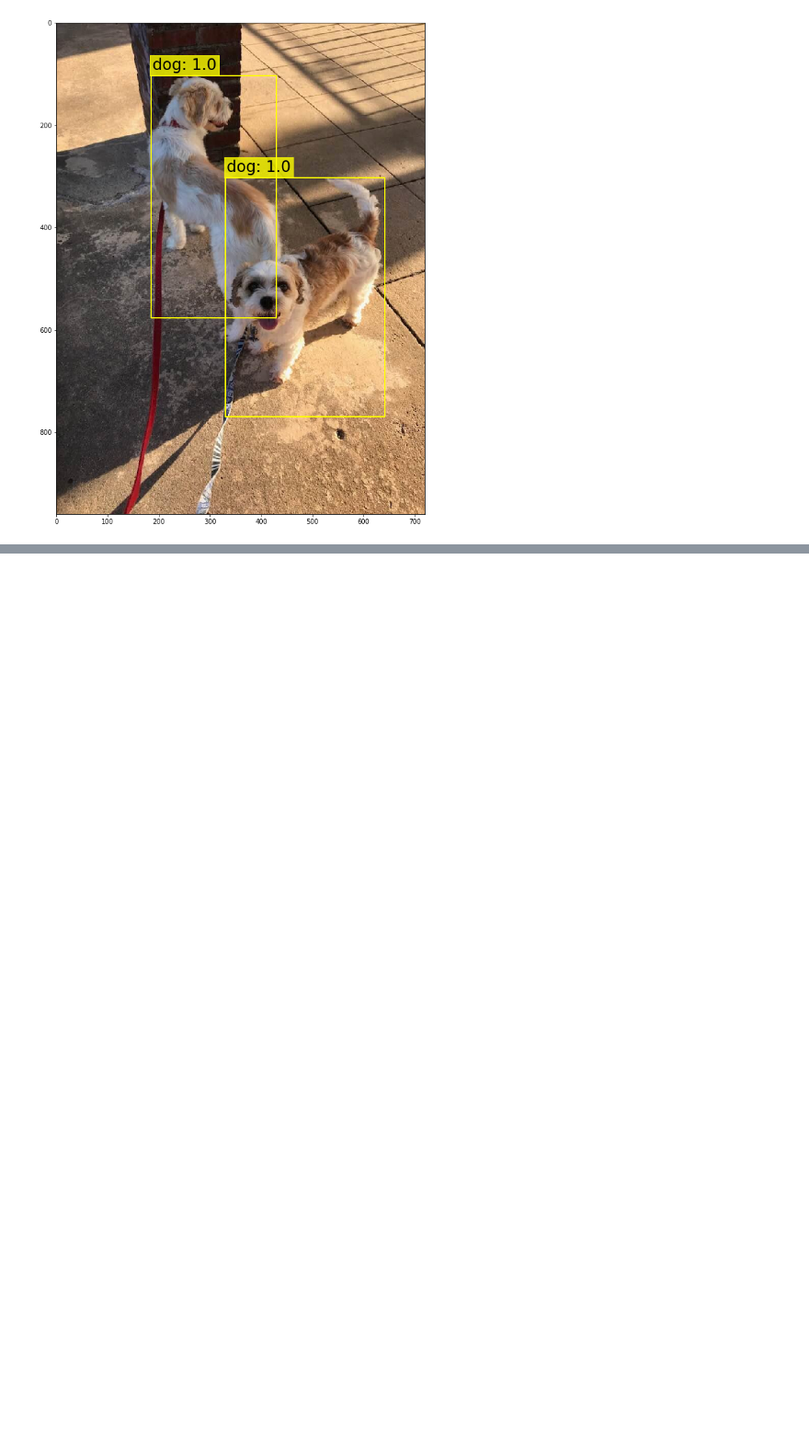
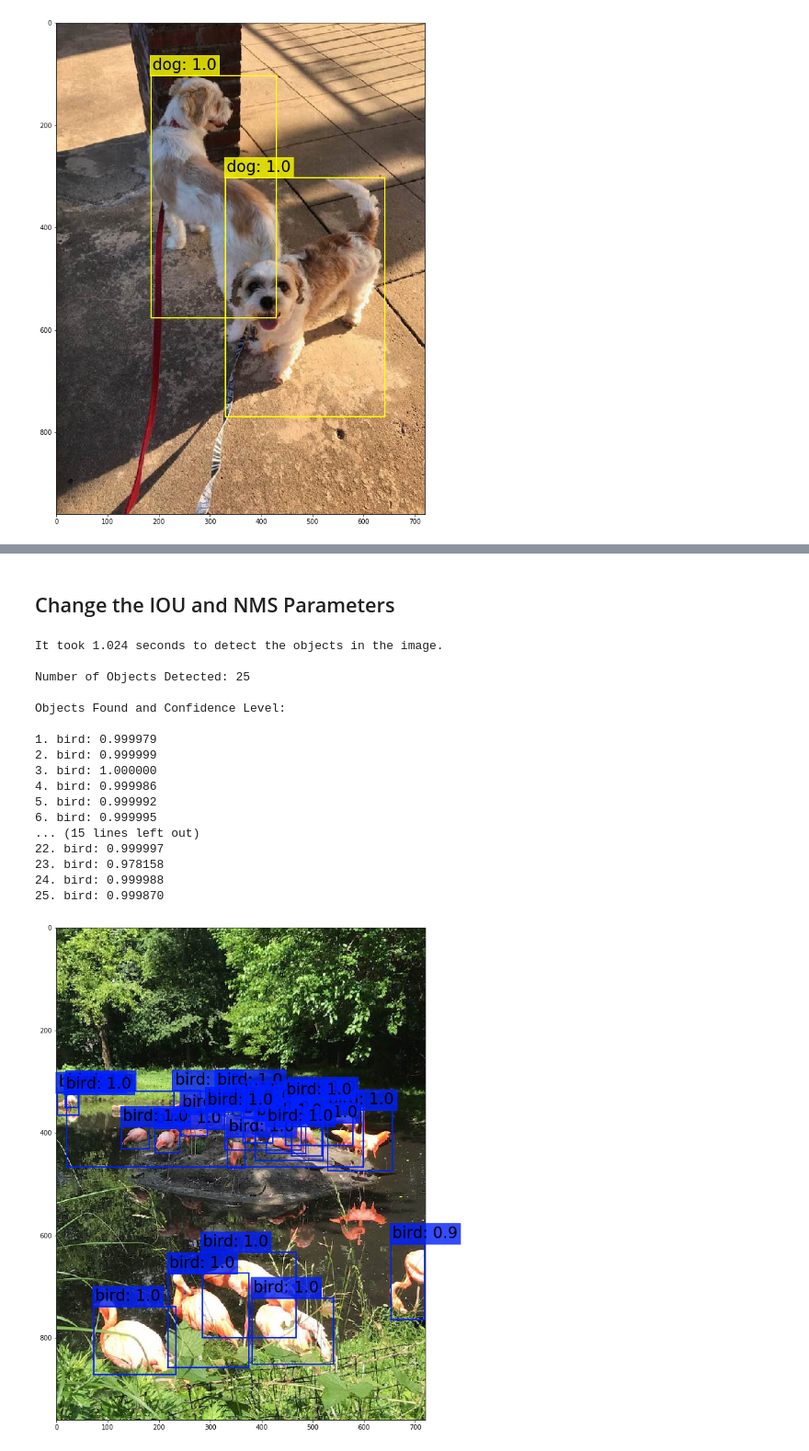
Before and after one commit to jtrieu2/mouselit, a Jupyter notebook: alex/Week3/YoloTest.ipynb, the cells around one changed output, grey strips where cells are left out. Shown at 92% size. Cells and saved outputs as stored; diff of their text form; code cells hidden in the pictures; blank space fills up the shorter version.

Commit message:
Added small parameter test

```diff
--- a/alex/Week3/YoloTest.ipynb
+++ b/alex/Week3/YoloTest.ipynb
@@ -88,3 +88,50 @@ Objects Found and Confidence Level:
 1. bird: 0.999979
 2. bird: 0.999999
 [figure]
+# %% [markdown]
+## Change the IOU and NMS Parameters
+# %%
+# Decresaing non-max suppression allows more boxes to be found and more potential localizations
+# Use more probabilities, besides the top few to say that an image is there
+nms_thresh = 0.01
+# Increasing Intersection over Union can result in multiple boxes being output as intersection boxes are not
+# filtered out
+iou_thresh = 0.4
+# In the case of the flamingos, a very small nms should be used to find all individuals
+# %%
+plt.rcParams['figure.figsize'] = [24.0, 14.0]
+
+# Convert the image to RGB
+original_image = cv2.cvtColor(img, cv2.COLOR_BGR2RGB)
+
+# Resize the image to match first network layer
+resized_image = cv2.resize(original_image, (m.width, m.height))
+
+# Detect objects in the image using function in utils file
+# Uses Pytorch backend to find objects by
+boxes = detect_objects(m, resized_image, iou_thresh, nms_thresh)
+
+# Print the objects found and the confidence level
+print_objects(boxes, class_names)
+
+#Plot the image with bounding boxes and corresponding object class labels
+plot_boxes(original_image, boxes, class_names, plot_labels = True)
+# %% [output]
+It took 1.024 seconds to detect the objects in the image.
+
+Number of Objects Detected: 25
+
+Objects Found and Confidence Level:
+
+1. bird: 0.999979
+2. bird: 0.999999
+3. bird: 1.000000
+4. bird: 0.999986
+5. bird: 0.999992
+6. bird: 0.999995
+... (15 lines left out)
+22. bird: 0.999997
+23. bird: 0.978158
+24. bird: 0.999988
+25. bird: 0.999870
+[figure, added]
```
Also changed, not shown: parts of 3 cells of this notebook.
